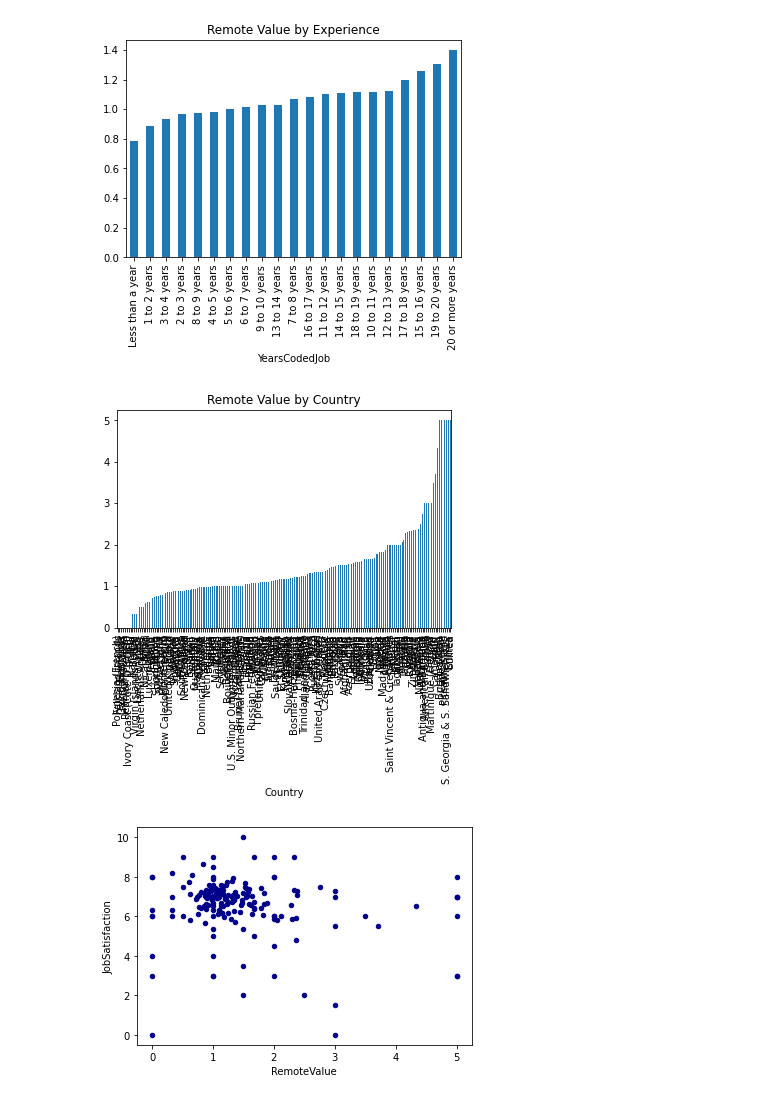
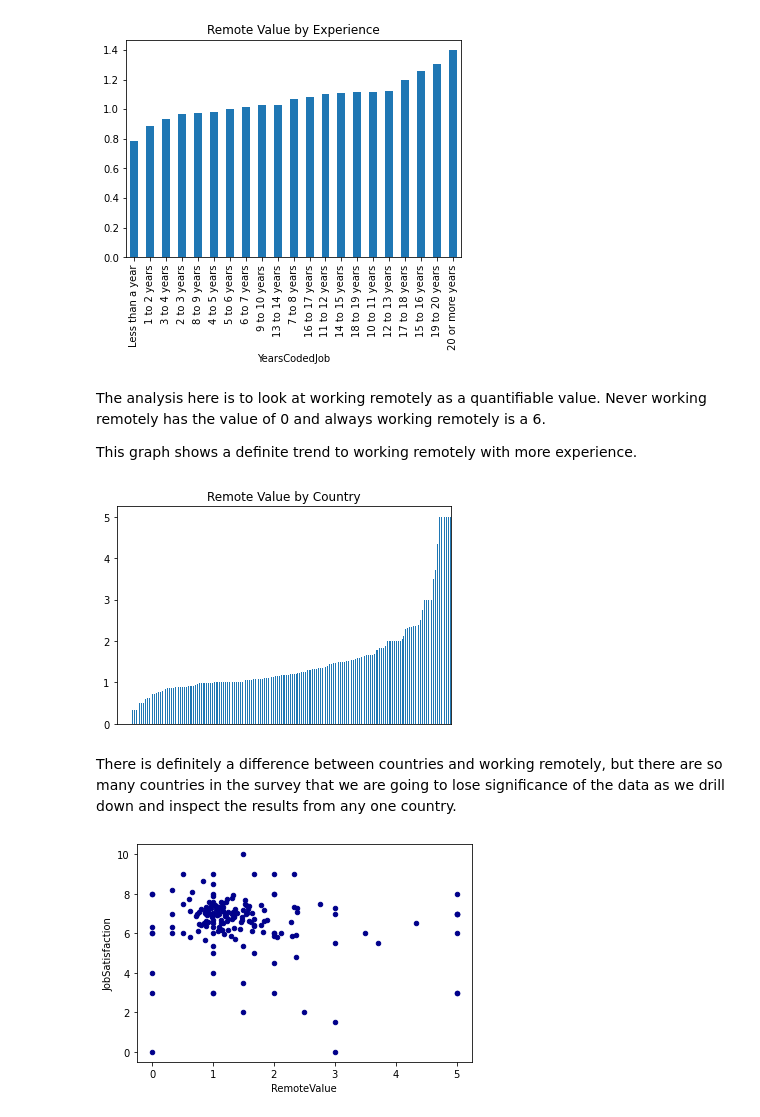
Before and after one commit to palouda/WorkingRemotely, a Jupyter notebook: CPSurveyAnalysis.ipynb, the cells around one changed output. Saved outputs shown, nothing was run; the diff lists cells and outputs as text; code cells hidden in the pictures.

```diff
--- a/CPSurveyAnalysis.ipynb
+++ b/CPSurveyAnalysis.ipynb
@@ -184,15 +186,25 @@ plt.title('Remote Value by Experience');
 plt.show()
 # %% [output]
 [figure]
+# %% [markdown]
+The analysis here is to look at working remotely as a quantifiable value. Never working remotely has the value of 0 and always working remotely is a 6.
+
+This graph shows a definite trend to working remotely with more experience.
 # %%
 # Analyze Country by Remote Work Rating
 
 rvcountry_df = remote_value_df.groupby(['Country']).mean()['RemoteValue'].sort_values().dropna()
 rvcountry_df.plot(kind='bar', legend=None);
 plt.title('Remote Value by Country');
+
+# Remove X Axis because it is too cluttered
+ax1 = plt.gca().xaxis.set_visible(False);
+
 plt.show()
 # %% [output]
-[figure, old version]
+[figure, new version]
+# %% [markdown]
+There is definitely a difference between countries and working remotely, but there are so many countries in the survey that we are going to lose significance of the data as we drill down and inspect the results from any one country.
 # %%
 # Analyze Country by Job Satisfaction and Remote Work Rating
 
```
Also changed, not shown: parts of 2 cells of this notebook.
